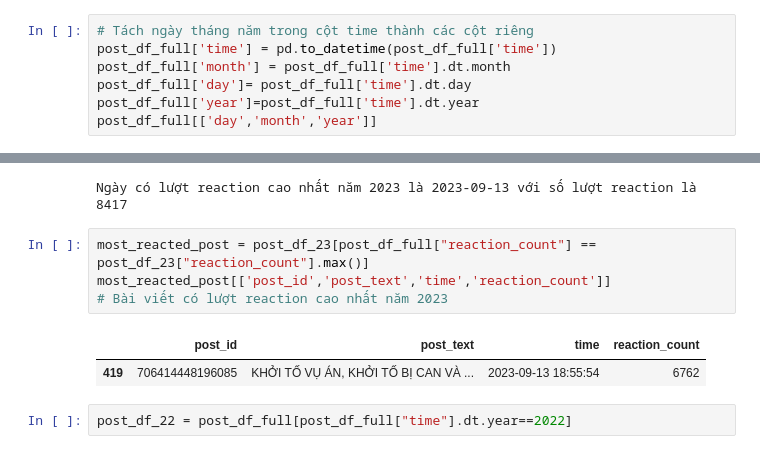
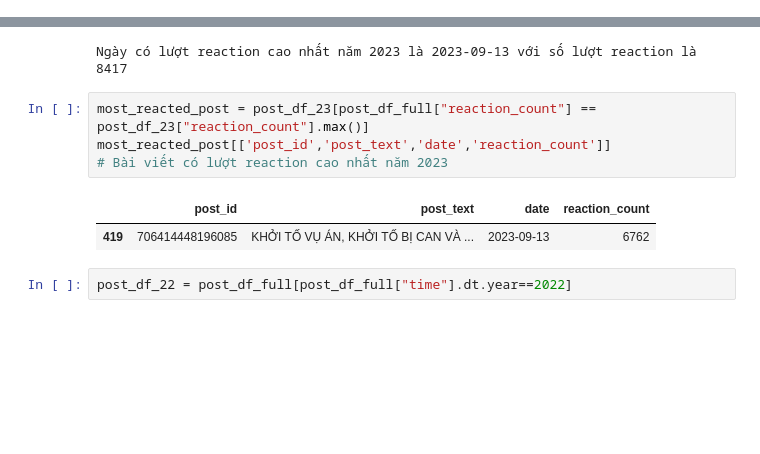
Before and after one commit to photienanh/final_project, a Jupyter notebook: analyze_data.ipynb, the cells around one changed output, grey strips where cells are left out. Drawn from its saved outputs; the diff is of its cells as text; blank space fills up the shorter version.

```diff
--- a/analyze_data.ipynb
+++ b/analyze_data.ipynb
@@ -76,10 +76,3 @@ post_df_full
 # %%
 post_df_full['text']=post_df_full['text'].fillna('none')
 post_df_full['post_text']=post_df_full['post_text'].fillna('none')
-# %%
-# Tách ngày tháng năm trong cột time thành các cột riêng
-post_df_full['time'] = pd.to_datetime(post_df_full['time'])
-post_df_full['month'] = post_df_full['time'].dt.month
-post_df_full['day']= post_df_full['time'].dt.day
-post_df_full['year']=post_df_full['time'].dt.year
-post_df_full[['day','month','year']]
@@ -166,11 +132,11 @@ print(f"Ngày có lượt reaction cao nhất năm 2023 là {reaction_by_day23.i
 Ngày có lượt reaction cao nhất năm 2023 là 2023-09-13 với số lượt reaction là 8417
 # %%
 most_reacted_post = post_df_23[post_df_full["reaction_count"] == post_df_23["reaction_count"].max()]
-most_reacted_post[['post_id','post_text','time','reaction_count']]
+most_reacted_post[['post_id','post_text','date','reaction_count']]
 # Bài viết có lượt reaction cao nhất năm 2023
 # %% [output]
-|  | post_id | post_text | time | reaction_count |
-| 419 | 706414448196085 | KHỞI TỐ VỤ ÁN, KHỞI TỐ BỊ CAN VÀ ... | 2023-09-13 18:55:54 | 6762 |
+|  | post_id | post_text | date | reaction_count |
+| 419 | 706414448196085 | KHỞI TỐ VỤ ÁN, KHỞI TỐ BỊ CAN VÀ ... | 2023-09-13 | 6762 |
 # %%
 post_df_22 = post_df_full[post_df_full["time"].dt.year==2022]
 # %%
```
Also changed, not shown: parts of 5 cells of this notebook.
